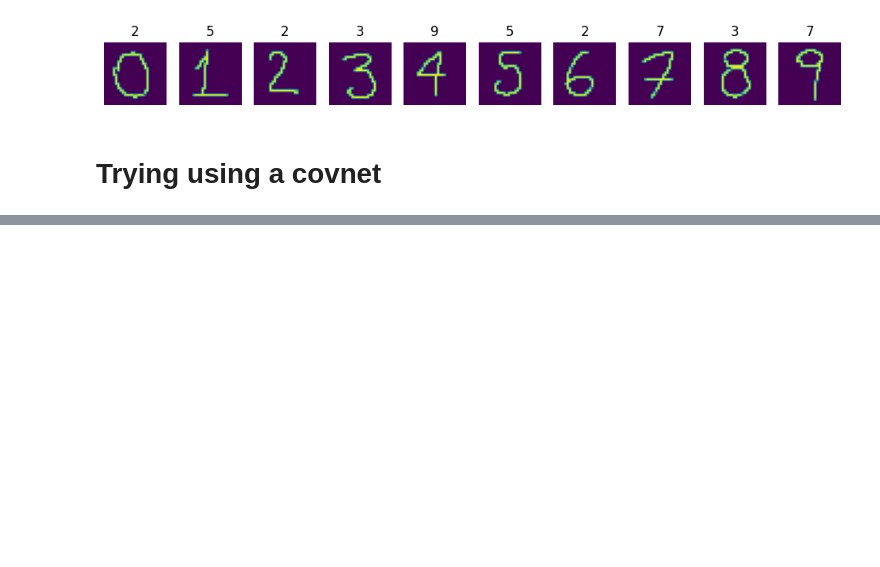
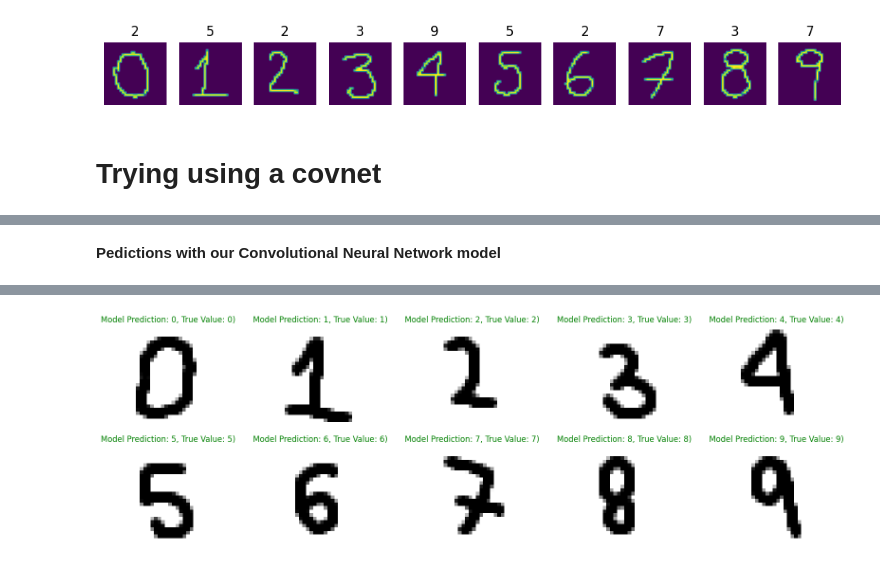
Before and after one commit to m0rgAn115/DeepLearningModels, a Jupyter notebook: DigitsClassification.ipynb, the cells around one changed output, grey strips where cells are left out. Cells and saved outputs as stored; diff of their text form; code cells hidden in the pictures; blank space fills up the shorter version.

```diff
--- a/DigitsClassification.ipynb
+++ b/DigitsClassification.ipynb
@@ -624,0 +628,2 @@ plot_random_image(model=model_3,
+# %%
+class_names=[0,1,2,3,4,5,6,7,8,9]
@@ -624,0 +653,33 @@ plot_random_image(model=model_3,
+# %%
+def pred_and_plot(model,filename,class_names=class_names,true_class=0):
+  img = load_and_prep_image(filename)
+
+  pred = model.predict(tf.expand_dims(img,axis=0))
+
+  pred_class = class_names[pred.argmax()]
+
+  plt.imshow(img,cmap=plt.cm.binary)
+
+  pred_value = pred*100
+
+  if pred_class == true_class:
+    color = "green"
+
+  else:
+    color = "red"
+
+  #Add xlabel information(prediction/true label)
+  plt.title("Model Prediction: {}, True Value: {})".format(pred_class,true_class),color=color)
+  plt.axis(False)
+# %%
+import math
+def plot_all_digits_predictions(model,images_dir,class_names=class_names):
+
+  plt.figure(figsize=(20,6))
+  for i in range(10):
+    # Calcular el número de fila y columna para el subplot
+    fila = math.floor(i / 5) + 1
+    columna = (i % 5) + 1
+    plt.subplot(2, 5, (fila - 1) * 5 + columna)
+    print(f'{images_dir}/d{i}.png')
+    pred_and_plot(model,f'{images_dir}/d{i}.png',true_class=i)
@@ -624,0 +688,7 @@ plot_random_image(model=model_3,
+# %%
+img_dir = "/content/drive/MyDrive/AI/DeepLearning/DigitsClassification_CustomTest/digits"
+# %% [markdown]
+**Pedictions with our Convolutional Neural Network model**
+# %%
+plot_all_digits_predictions(model_3,img_dir)
+# %% [output]
@@ -624,0 +715 @@ plot_random_image(model=model_3,
+[figure, added]
```
Also changed, not shown: parts of 29 cells of this notebook.
